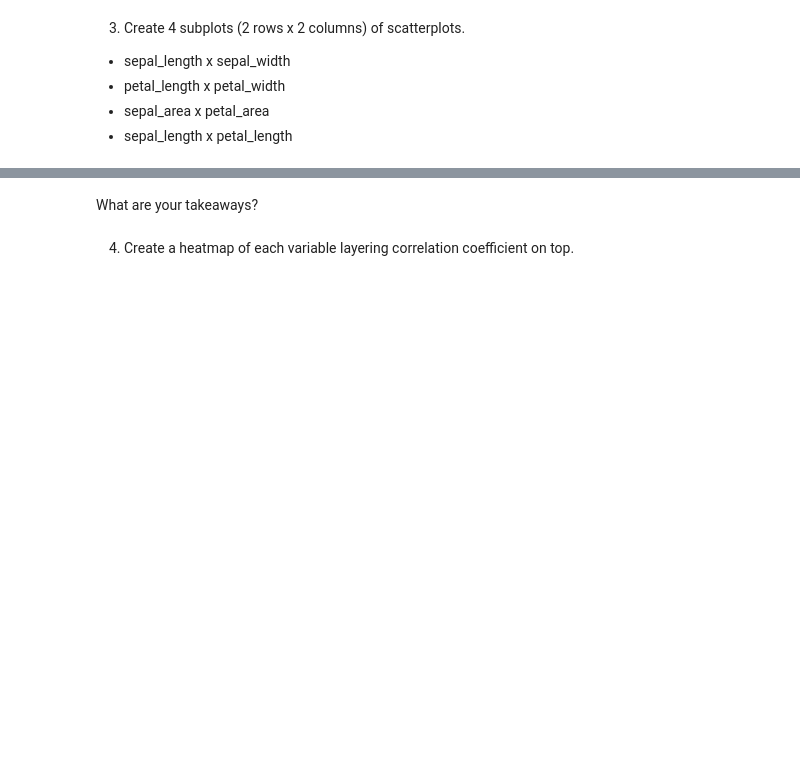
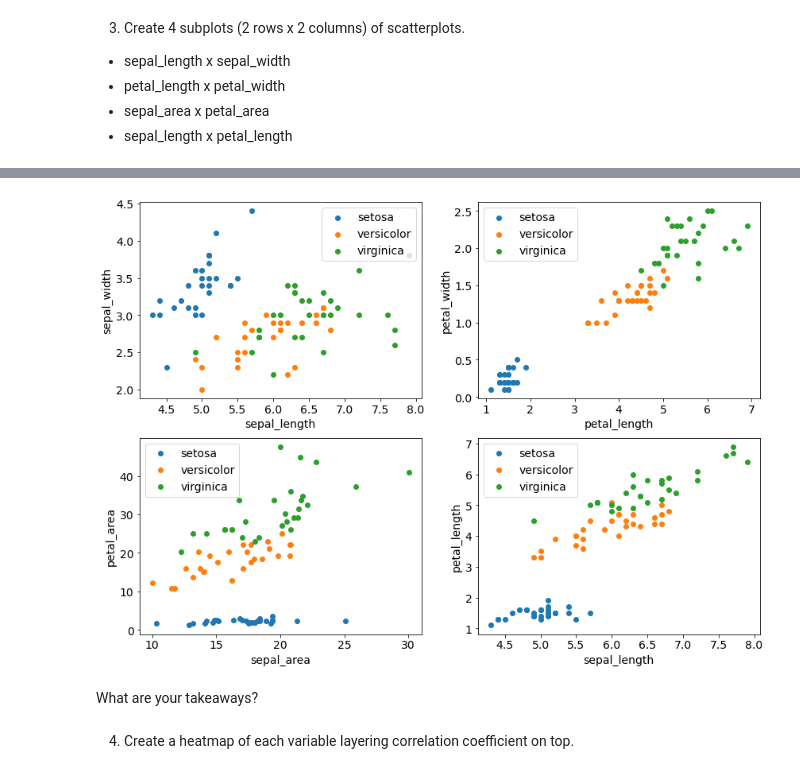
Before and after one commit to Tyler-Applegate/classification-exercises, a Jupyter notebook: classification_exercises.ipynb, the cells around one changed output, grey strips where cells are left out. Drawn from its saved outputs; the diff is of its cells as text; code cells hidden in the pictures; blank space fills up the shorter version.

```diff
--- a/classification_exercises.ipynb
+++ b/classification_exercises.ipynb
@@ -564,3 +896,9 @@ plt.show()
+# %%
+for i, pair in enumerate(combos):
+    plt.subplot(2,2,i+1)
+    scatter_species(pair[0], pair[1])
+# %% [output]
+[figure, added]
 # %% [markdown]
 What are your takeaways?
 # %%
```
Also changed, not shown: parts of 52 cells of this notebook, 3 other files.
